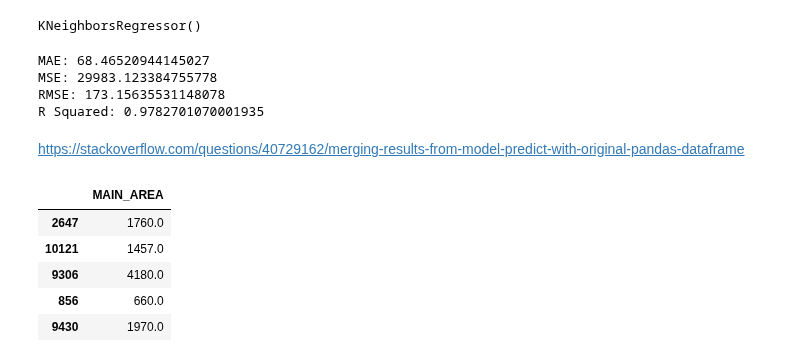
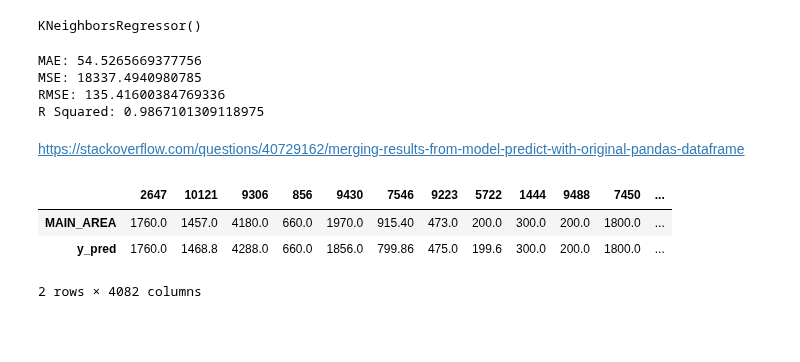
Before and after one commit to MosheMann5750/ML, a Jupyter notebook: ConstructionPlans.ipynb, the cells around one changed output. Cells and saved outputs as stored; diff of their text form; code cells hidden in the pictures; blank space fills up the shorter version.

```diff
--- a/ConstructionPlans.ipynb
+++ b/ConstructionPlans.ipynb
@@ -463,12 +448,20 @@ CONFIRMATION_YEAR                -0.053118
 CONSTRUCTION_TYPE_ARRANGING      -0.103929
 SECTOR_ARAB                      -0.148825
 Name: MAIN_AREA, dtype: float64
+# %%
+feature_cols = ['TOTAL_AREA', 'FLOORS_NUM', 'BUILDING_HEIGHT', 'CELL_SIZE_TOTAL', 'HOUSING_UNITS'] #['TOTAL_AREA', 'FLOORS_NUM', 'BUILDING_HEIGHT', 'CELL_SIZE_TOTAL', 'HOUSING_UNITS', 'CELL_SIZE_MIN', 'SECTOR_ARAB', 'SECTOR_MIXED',
+                #'DISTRICT_TEL_AVIV', 'CONSTRUCTION_TYPE_REGENERATION', 'CONSTRUCTION_TYPE_ARRANGING']
 # %%
 X = dummies_data[feature_cols]
 y = dummies_data['MAIN_AREA']
+# %%
+from sklearn.preprocessing import MinMaxScaler
+scaler = MinMaxScaler()
+# transform data
+X_scaled = scaler.fit_transform(X)
 # %%
 from sklearn.model_selection import train_test_split
-X_train, X_test, y_train, y_test = train_test_split(X, y, test_size=0.33, random_state=42)
+X_train, X_test, y_train, y_test = train_test_split(X_scaled, y, test_size=0.33, random_state=42)
 # %%
 from sklearn.neighbors import KNeighborsRegressor
 neigh = KNeighborsRegressor(n_neighbors=5)
@@ -490,19 +483,18 @@ print("RMSE:", rmse)
 rsquared = r2_score(y_test, y_pred)
 print("R Squared:", rsquared)
 # %% [output]
-MAE: 68.46520944145027
-MSE: 29983.123384755778
-RMSE: 173.15635531148078
-R Squared: 0.9782701070001935
+MAE: 54.5265669377756
+MSE: 18337.4940980785
+RMSE: 135.41600384769336
+R Squared: 0.9867101309118975
 # %% [markdown]
 https://stackoverflow.com/questions/40729162/merging-results-from-model-predict-with-original-pandas-dataframe
 # %%
 result_df = pd.DataFrame(y_test)
-result_df.head()
+result_df['y_pred'] = y_pred
+result_df.T
 # %% [output]
-|  | MAIN_AREA |
-| 2647 | 1760.0 |
-| 10121 | 1457.0 |
-| 9306 | 4180.0 |
-| 856 | 660.0 |
-| 9430 | 1970.0 |
+|  | 2647 | 10121 | 9306 | 856 | 9430 | 7546 | 9223 | 5722 | 1444 | 9488 | 7450 | ... |
+| MAIN_AREA | 1760.0 | 1457.0 | 4180.0 | 660.0 | 1970.0 | 915.40 | 473.0 | 200.0 | 300.0 | 200.0 | 1800.0 | ... |
+| y_pred | 1760.0 | 1468.8 | 4288.0 | 660.0 | 1856.0 | 799.86 | 475.0 | 199.6 | 300.0 | 200.0 | 1800.0 | ... |
+2 rows × 4082 columns
```
Also changed, not shown: parts of 17 cells of this notebook.
